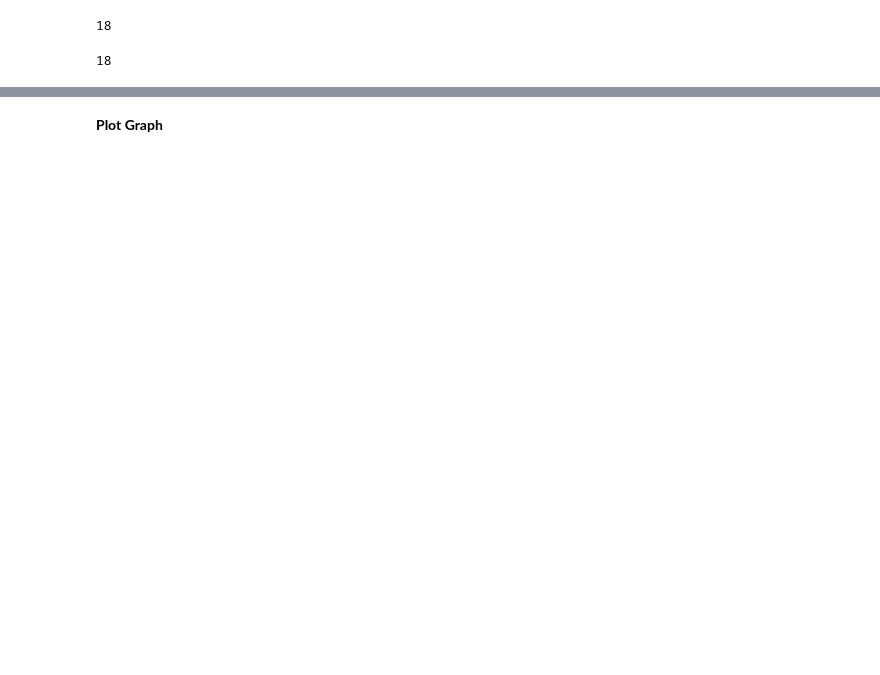
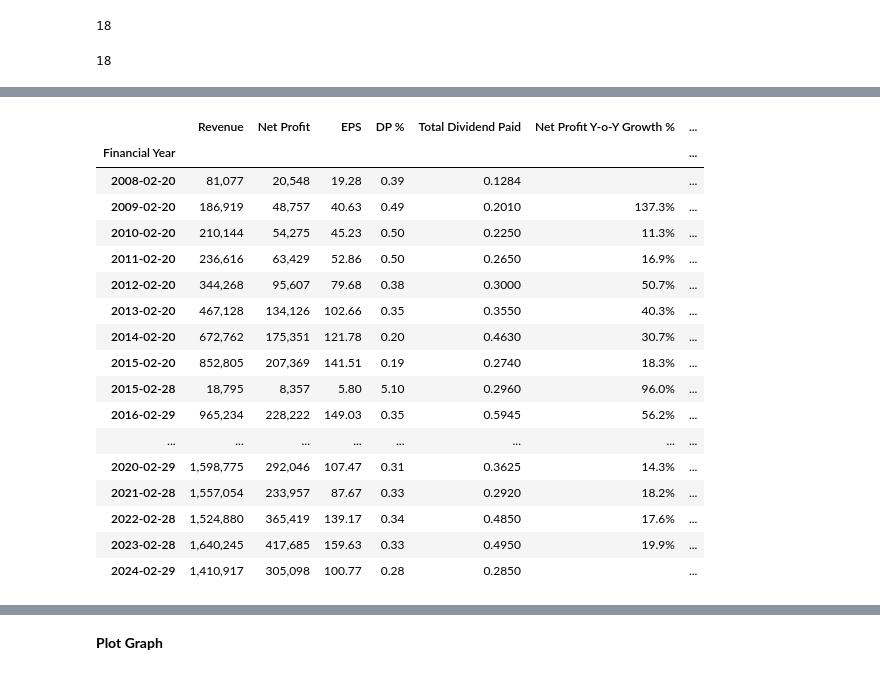
Before and after one commit to yeesem/Web-Scraping, a Jupyter notebook: Web_Scraping_KLSE_SCREENER.ipynb, the cells around one changed output, grey strips where cells are left out. Saved outputs shown, nothing was run; the diff lists cells and outputs as text; code cells hidden in the pictures; blank space fills up the shorter version.

```diff
--- a/Web_Scraping_KLSE_SCREENER.ipynb
+++ b/Web_Scraping_KLSE_SCREENER.ipynb
@@ -641,0 +647,26 @@ df.sort_index()
+# %%
+new_col_sequence = ["Revenue","Net Profit","EPS","DP %","Total Dividend Paid","Net Profit Y-o-Y Growth %","Annual Report Link"]
+
+df = df[new_col_sequence]
+df["Total Dividend Paid"] = round(df['Total Dividend Paid'],4)
+
+df
+# %% [output]
+|  | Revenue | Net Profit | EPS | DP % | Total Dividend Paid | Net Profit Y-o-Y Growth % | ... |
+| Financial Year |  |  |  |  |  |  | ... |
+| 2008-02-20 | 81,077 | 20,548 | 19.28 | 0.39 | 0.1284 |  | ... |
+| 2009-02-20 | 186,919 | 48,757 | 40.63 | 0.49 | 0.2010 | 137.3% | ... |
+| 2010-02-20 | 210,144 | 54,275 | 45.23 | 0.50 | 0.2250 | 11.3% | ... |
+| 2011-02-20 | 236,616 | 63,429 | 52.86 | 0.50 | 0.2650 | 16.9% | ... |
+| 2012-02-20 | 344,268 | 95,607 | 79.68 | 0.38 | 0.3000 | 50.7% | ... |
+| 2013-02-20 | 467,128 | 134,126 | 102.66 | 0.35 | 0.3550 | 40.3% | ... |
+| 2014-02-20 | 672,762 | 175,351 | 121.78 | 0.20 | 0.4630 | 30.7% | ... |
+| 2015-02-20 | 852,805 | 207,369 | 141.51 | 0.19 | 0.2740 | 18.3% | ... |
+| 2015-02-28 | 18,795 | 8,357 | 5.80 | 5.10 | 0.2960 | 96.0% | ... |
+| 2016-02-29 | 965,234 | 228,222 | 149.03 | 0.35 | 0.5945 | 56.2% | ... |
+| ... | ... | ... | ... | ... | ... | ... | ... |
+| 2020-02-29 | 1,598,775 | 292,046 | 107.47 | 0.31 | 0.3625 | 14.3% | ... |
+| 2021-02-28 | 1,557,054 | 233,957 | 87.67 | 0.33 | 0.2920 | 18.2% | ... |
+| 2022-02-28 | 1,524,880 | 365,419 | 139.17 | 0.34 | 0.4850 | 17.6% | ... |
+| 2023-02-28 | 1,640,245 | 417,685 | 159.63 | 0.33 | 0.4950 | 19.9% | ... |
+| 2024-02-29 | 1,410,917 | 305,098 | 100.77 | 0.28 | 0.2850 |  | ... |
```
Also changed, not shown: parts of 23 cells of this notebook.
